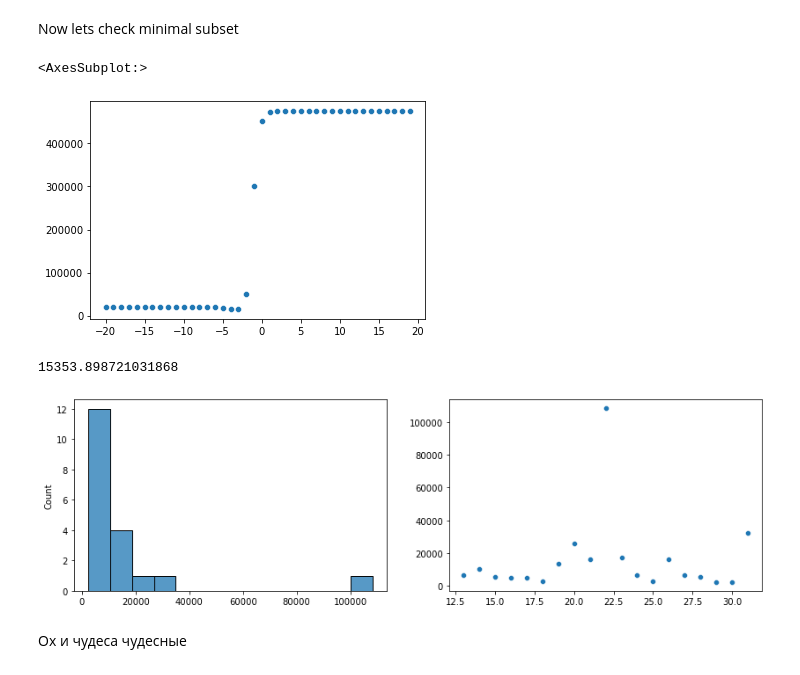
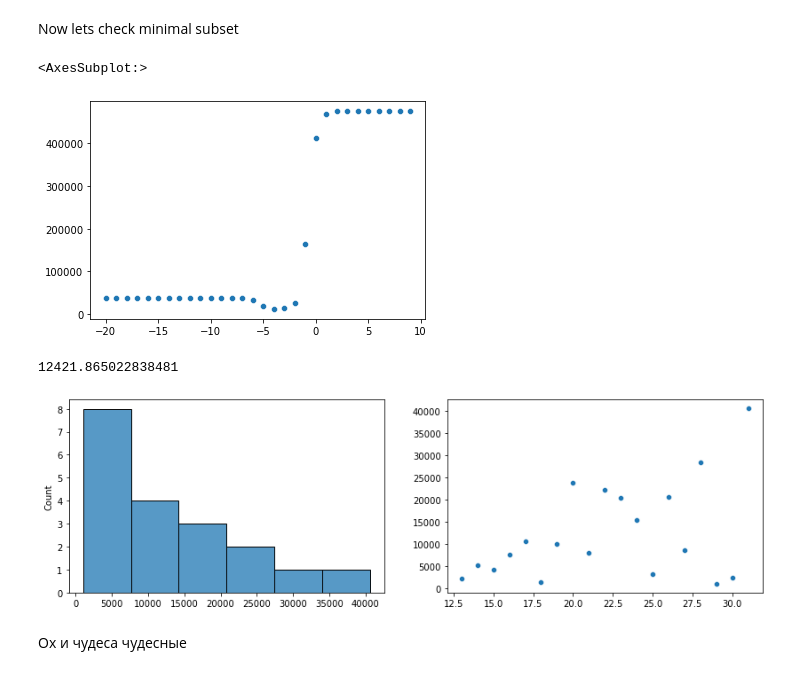
Before and after one commit to Denchidlo/FutureSales, a Jupyter notebook: notebooks/validation.ipynb, the cells around one changed output. Cells and saved outputs as stored; diff of their text form; code cells hidden in the pictures.

Commit message:
Add some subset analysis

```diff
--- a/notebooks/validation.ipynb
+++ b/notebooks/validation.ipynb
@@ -274,11 +278,38 @@ minimal_subset_rfr['40_depth'] = get_feature_subset(train, columns['40_depth'])
+# %%
+minimal_subset_rfr = {}
+columns = {}
+
+index = ['id', 'window', 'target']
+
+feature_len_list = [6, 8, 10, 12, 15, 17, 20, 22, 25, 30, 35]
+
+for i in feature_len_list:
+    columns[f'40_depth_top_{i}'] = index + select.tail(i).index.tolist()
+    minimal_subset_rfr[f'40_depth_top_{i}'] = get_feature_subset(train, columns[f'40_depth_top_{i}'])
+# %%
+alphas = {
+    '40_depth_top_6': 1e-3,
+    '40_depth_top_8': 1e-4,
+    '40_depth_top_10': 1e-4,
+    '40_depth_top_12': 1e-4,
+    '40_depth_top_15': 1e-4,
+    '40_depth_top_17': 1e-4,
+    '40_depth_top_20': 1e-4,
+    '40_depth_top_22': 1e-4,
+    '40_depth_top_25': 1e-4,
+    '40_depth_top_30': 1e-3,
+    '40_depth_top_35': 1e-3,
+}
+# %%
+current_subset = '40_depth_top_22'
 # %%
 lis = [[], []]
 
-for alpha_ in range(-20, 20):
+for alpha_ in range(-20, 10):
     validator_lin = RegressionValidator(ElasticNet, l1_ratio=0.5, alpha=10**(alpha_), normalize=True)
     # validator_lin = RegressionValidator__transform(ElasticNet, log_back_tr, l1_ratio=0.5 + alpha_/40, alpha=10**(-3.7))
 
-    err = validator_lin.validate(CONFIG['validation_window'], minimal_subset_rfr['40_depth'], target_test)
+    err = validator_lin.validate(CONFIG['validation_window'], minimal_subset_rfr[current_subset], target_test)
 
     lis[0].append(alpha_)
     lis[1].append(np.mean(err[1]))
@@ -286,19 +317,19 @@ for alpha_ in range(-20, 20):
 sns.scatterplot(*lis)
 # %% [output]
 <AxesSubplot:>
-[figure, old version]
+[figure, new version]
 # %%
-validator_lin = RegressionValidator(ElasticNet, l1_ratio=0.5, alpha=2.1e-4, normalize=True)
-errors['minimal_elastic_40'] = validator_lin.validate(CONFIG['validation_window'], minimal_subset_rfr['40_depth'], target_test)
+validator_lin = RegressionValidator(ElasticNet, l1_ratio=0.5, alpha=alphas[current_subset], normalize=True)
+errors[current_subset] = validator_lin.validate(CONFIG['validation_window'], minimal_subset_rfr[current_subset], target_test)
 
 _, axs = plt.subplots(1, 2, figsize=(14, 4))
 
-sns.scatterplot(x=errors['minimal_elastic_40'][0], y=errors['minimal_elastic_40'][1], ax=axs[1])
-sns.histplot(errors['minimal_elastic_40'][1], ax=axs[0])
+sns.scatterplot(x=errors[current_subset][0], y=errors[current_subset][1], ax=axs[1])
+sns.histplot(errors[current_subset][1], ax=axs[0])
 
-np.mean(errors['minimal_elastic_40'][1])
+np.mean(errors[current_subset][1])
 # %% [output]
-15353.898721031868
+12421.865022838481
-[figure, old version]
+[figure, new version]
 # %% [markdown]
 Ох и чудеса чудесные
```
Also changed, not shown: parts of 10 cells of this notebook.
